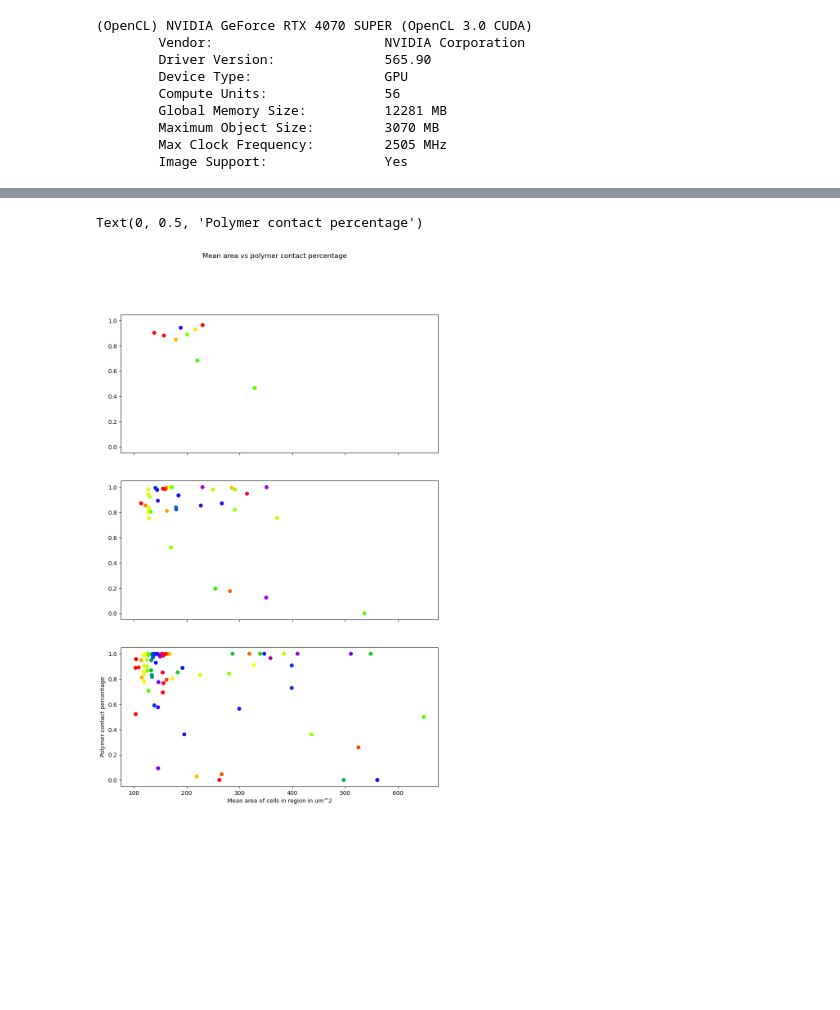
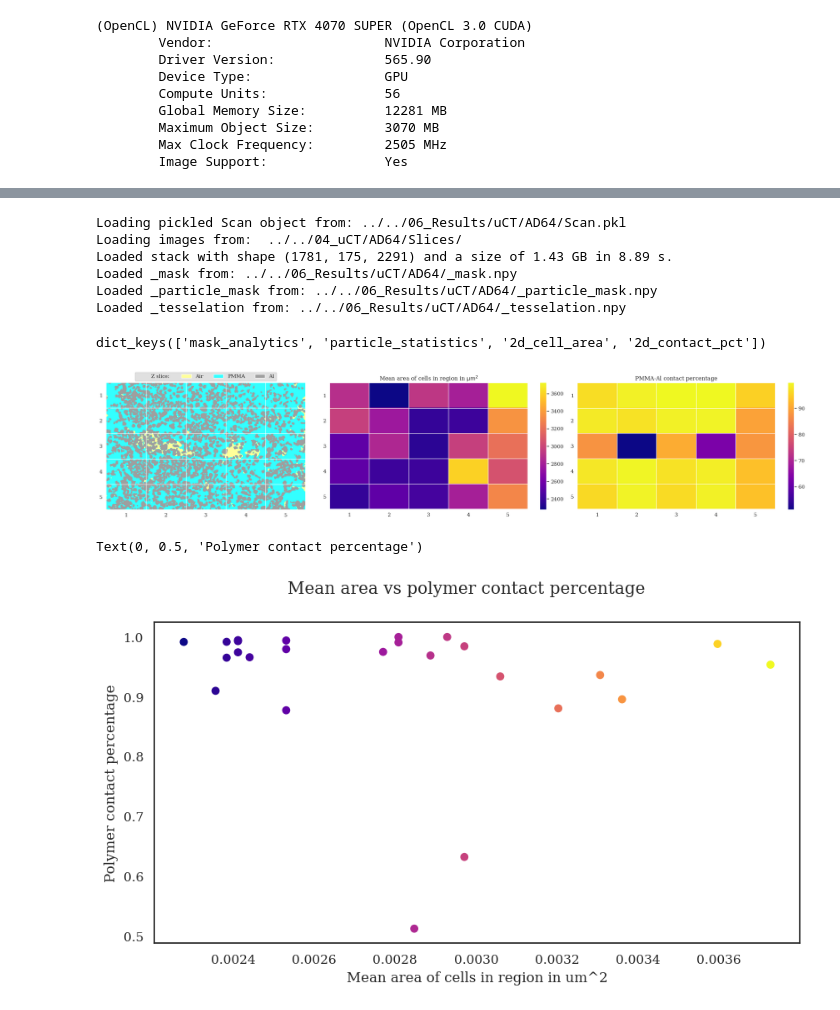
Before and after one commit to Eudoxosfly/Masterthesis, a Jupyter notebook: uCT_analysis/test.ipynb, the cells around one changed output, grey strips where cells are left out. Drawn from its saved outputs; the diff is of its cells as text; code cells hidden in the pictures; blank space fills up the shorter version.

Commit message:
visualization for contact area

```diff
--- a/uCT_analysis/test.ipynb
+++ b/uCT_analysis/test.ipynb
@@ -146,0 +26,13 @@ Region size:  (98, 123)
+# %%
+# specimen = ANALYSIS_SPECIMEN[0]
+specimen = "AD64"
+path = "../../04_uCT/" + specimen + "/"
+scan = Scan(path)
+scan.load(logging=True)
+# %% [output]
+Loading pickled Scan object from: ../../06_Results/uCT/AD64/Scan.pkl
+Loading images from:  ../../04_uCT/AD64/Slices/
+Loaded stack with shape (1781, 175, 2291) and a size of 1.43 GB in 8.89 s.
+Loaded _mask from: ../../06_Results/uCT/AD64/_mask.npy
+Loaded _particle_mask from: ../../06_Results/uCT/AD64/_particle_mask.npy
+Loaded _tesselation from: ../../06_Results/uCT/AD64/_tesselation.npy
@@ -146,0 +43,4 @@ Region size:  (98, 123)
+# %%
+print(scan.analytics.keys())
+# %% [output]
+dict_keys(['mask_analytics', 'particle_statistics', '2d_cell_area', '2d_contact_pct'])
@@ -147,12 +113,17 @@ Region size:  (98, 123)
+# %%
+areas, contact = scan.analytics["2d_cell_area"], scan.analytics["2d_contact_pct"]
+stack = np.transpose(scan.get_mask(), get_transpose_order(scan.get_stack(), "z"))
+image = stack[len(stack) // 2]
+visualise_region_properties(image, areas, contact)
+# %% [output]
+[figure, added]
 # %%
 # areas, contact = np.sort(areas.flatten()), np.sort(contact.flatten())
-fig, axs = plt.subplots(3, figsize=(10, 15), sharex=True, sharey=True)
-for ii in range(3):
-    areas, contact = area_list[ii], contact_list[ii]
-    axs[ii].scatter(areas.ravel(), contact.ravel(), c=areas.ravel(), cmap="prism")
+fig, axs = plt.subplots(1, figsize=(10, 5), sharex=True, sharey=True)
+axs.scatter(areas.ravel(), contact.ravel(), c=areas.ravel(), cmap="plasma")
 plt.suptitle("Mean area vs polymer contact percentage")
 plt.xlabel("Mean area of cells in region in um^2")
 plt.ylabel("Polymer contact percentage")
 # %% [output]
 Text(0, 0.5, 'Polymer contact percentage')
-[figure, old version]
+[figure, new version]
```
Also changed, not shown: parts of 12 cells of this notebook, 5 other files.
